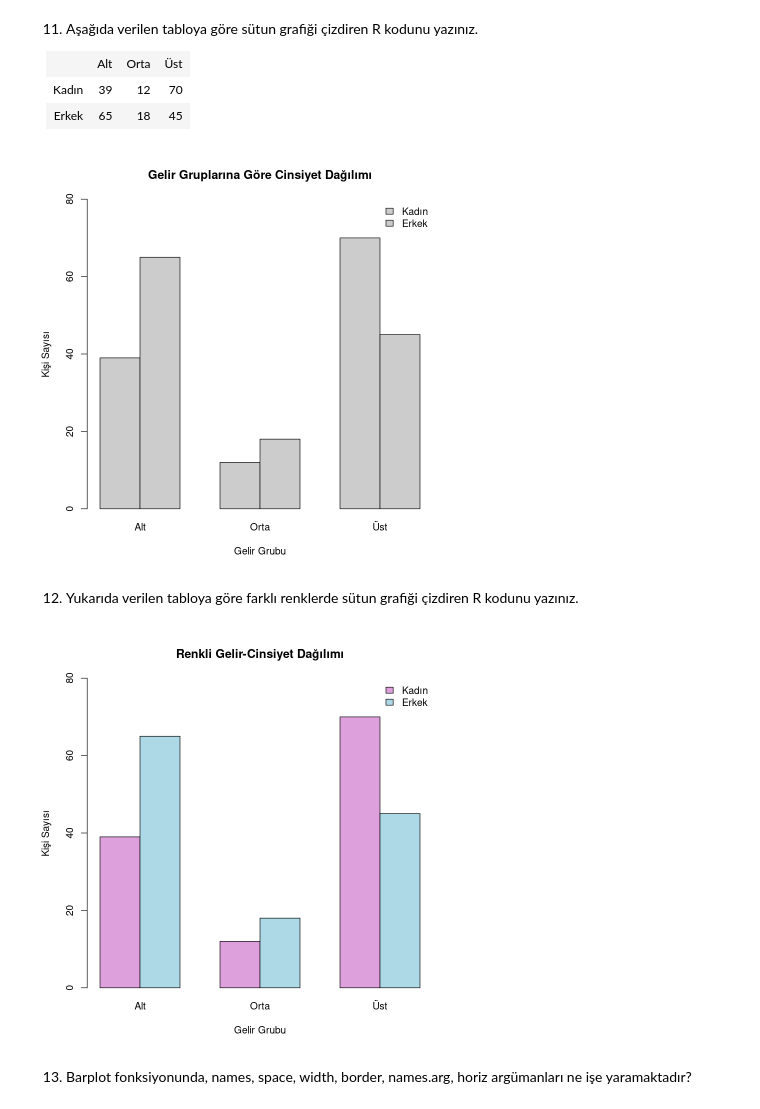
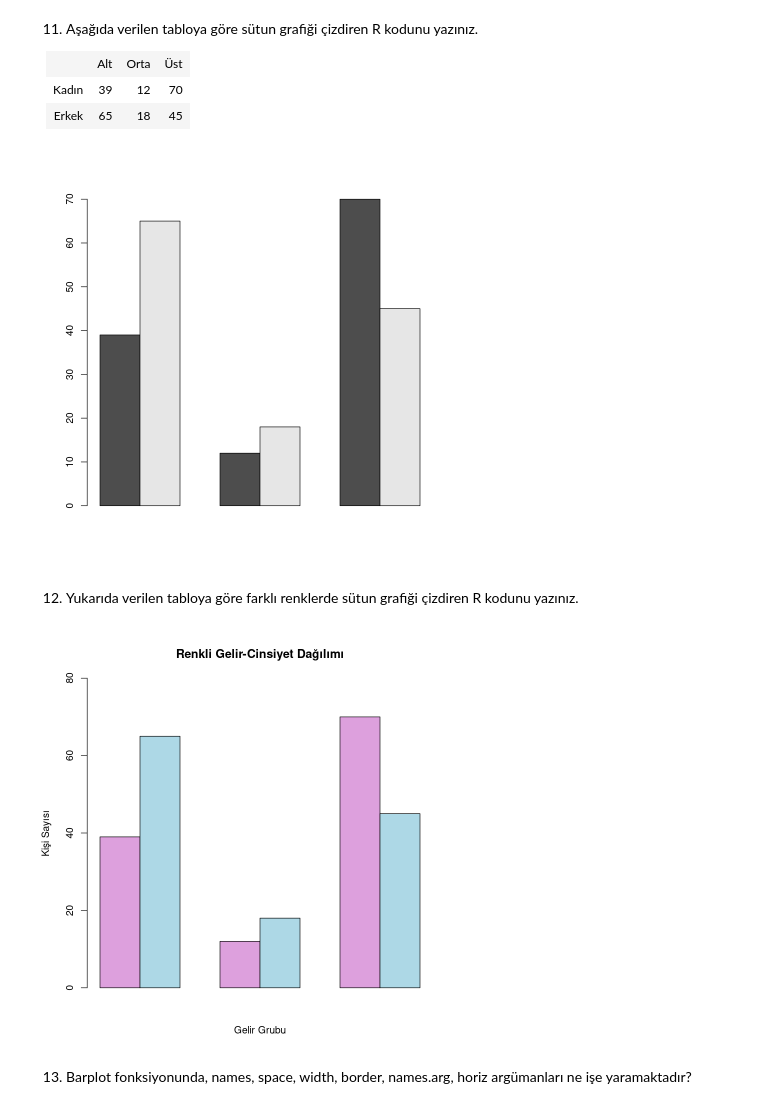
Before and after one commit to mertssmnoglu/R, a Jupyter notebook: uygulamali_istatistik_2025-2026/_sinav_benzeri_sorular/solutions/vize_cozumler_2.ipynb, the cells around one changed output. Saved outputs shown, nothing was run; the diff lists cells and outputs as text; code cells hidden in the pictures.

```diff
--- a/uygulamali_istatistik_2025-2026/_sinav_benzeri_sorular/solutions/vize_cozumler_2.ipynb
+++ b/uygulamali_istatistik_2025-2026/_sinav_benzeri_sorular/solutions/vize_cozumler_2.ipynb
@@ -264,25 +264,15 @@ text(bar_orta_noktalari, frekanslar, labels = frekanslar, pos = 3, cex = 0.8)
     </tr>
 </table>
 # %%
-gelir_tablosu <- matrix(c(39, 12, 70,
-                                 65, 18, 45),
-                               nrow = 2,
-                               byrow = TRUE)
-rownames(gelir_tablosu) <- c("Kadın", "Erkek")
-colnames(gelir_tablosu) <- c("Alt", "Orta", "Üst")
-barplot(
-  gelir_tablosu,
-  beside = TRUE,
-  col = "gray80",
-  ylim = c(0, 80),
-  main = "Gelir Gruplarına Göre Cinsiyet Dağılımı",
-  xlab = "Gelir Grubu",
-  ylab = "Kişi Sayısı",
-  legend.text = TRUE,
-  args.legend = list(x = "topright", bty = "n")
+gelir_tablosu <- matrix(
+  c(39, 12, 70,
+  65, 18, 45),
+  nrow = 2,
+  byrow = TRUE
 )
+barplot(gelir_tablosu, beside=TRUE)
 # %% [output]
-[figure, old version]
+[figure, new version]
 # %% [markdown]
 12. Yukarıda verilen tabloya göre farklı renklerde sütun grafiği çizdiren R kodunu yazınız.
 # %%
@@ -298,7 +288,7 @@ barplot(
   args.legend = list(x = "topright", bty = "n")
 )
 # %% [output]
-[figure, old version]
+[figure, new version]
 # %% [markdown]
 13. Barplot fonksiyonunda, names, space, width, border, names.arg, horiz argümanları ne işe yaramaktadır?
 # %% [markdown]
```
Also changed, not shown: parts of 5 cells of this notebook.
